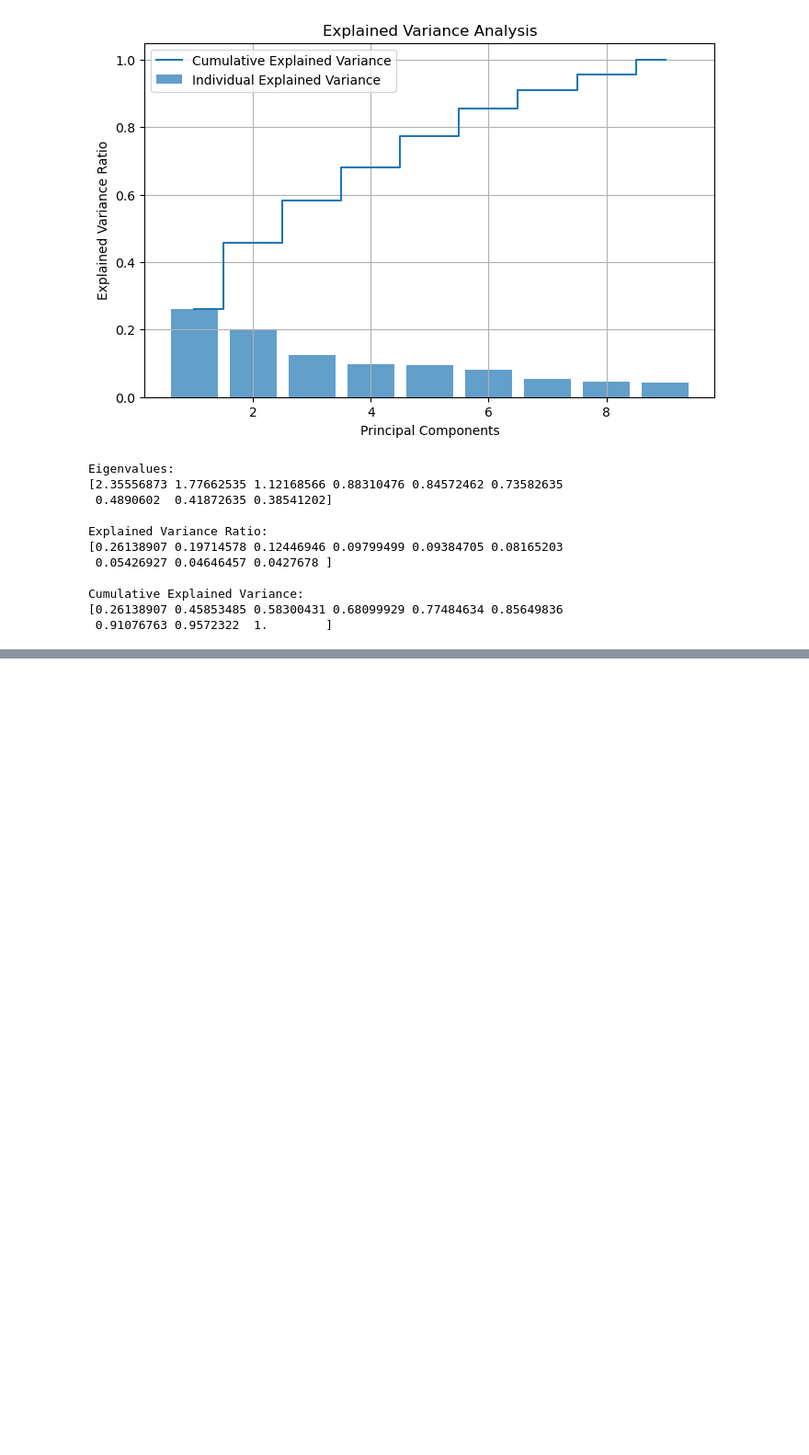
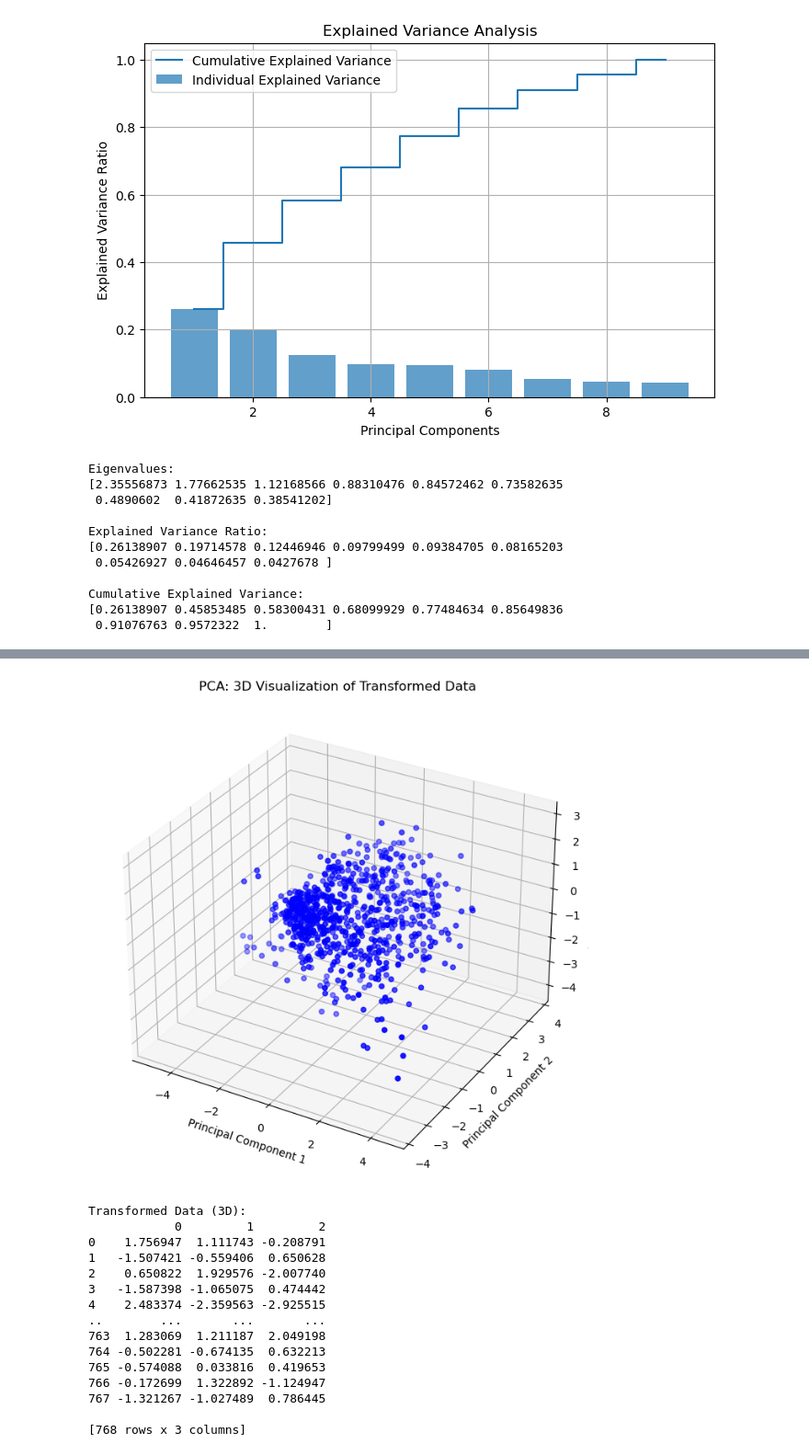
Before and after one commit to Eng21072546/scratchPCA, a Jupyter notebook: PCAProject.ipynb, the cells around one changed output, grey strips where cells are left out. Shown at 92% size. Cells and saved outputs as stored; diff of their text form; code cells hidden in the pictures; blank space fills up the shorter version.

```diff
--- a/PCAProject.ipynb
+++ b/PCAProject.ipynb
@@ -257,0 +296,43 @@ KeyError: (slice(None, None, None), 0)
+# %%
+# 3D for optional
+
+from mpl_toolkits.mplot3d import Axes3D
+
+# Step 5: Select top 3 principal components (k=3)
+top_eigenvectors_3d = eigenvectors[:, :3]
+
+# Step 6: Transform the data into the new 3D space (project data onto top 3 eigenvectors)
+transformed_data_3d = standardized_data @ top_eigenvectors_3d
+
+# Step 7: Plot the transformed 3D data
+fig = plt.figure(figsize=(10, 8))
+ax = fig.add_subplot(111, projection='3d')
+ax.scatter(transformed_data_3d[0], transformed_data_3d[1], transformed_data_3d[2], color='blue', marker='o')
+
+ax.set_xlabel('Principal Component 1')
+ax.set_ylabel('Principal Component 2')
+ax.set_zlabel('Principal Component 3')
+ax.set_title('PCA: 3D Visualization of Transformed Data')
+
+plt.show()
+
+# Display results (optional)
+print("Transformed Data (3D):")
+print(transformed_data_3d)
+# %% [output]
+[figure, added]
+Transformed Data (3D):
+            0         1         2
+0    1.756947  1.111743 -0.208791
+1   -1.507421 -0.559406  0.650628
+2    0.650822  1.929576 -2.007740
+3   -1.587398 -1.065075  0.474442
+4    2.483374 -2.359563 -2.925515
+..        ...       ...       ...
+763  1.283069  1.211187  2.049198
+764 -0.502281 -0.674135  0.632213
+765 -0.574088  0.033816  0.419653
+766 -0.172699  1.322892 -1.124947
+767 -1.321267 -1.027489  0.786445
+
+[768 rows x 3 columns]
```
Also changed, not shown: parts of 9 cells of this notebook.
